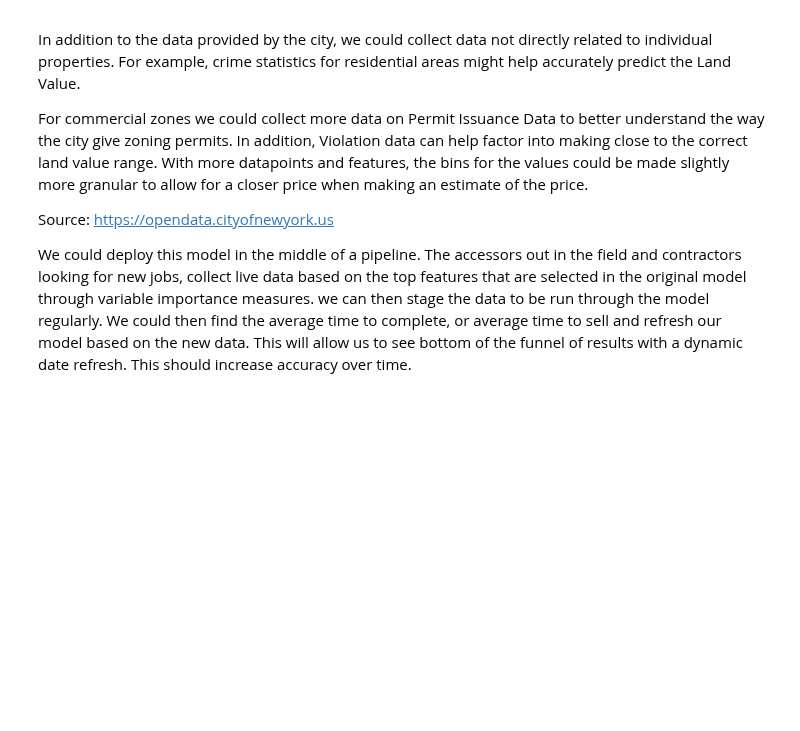
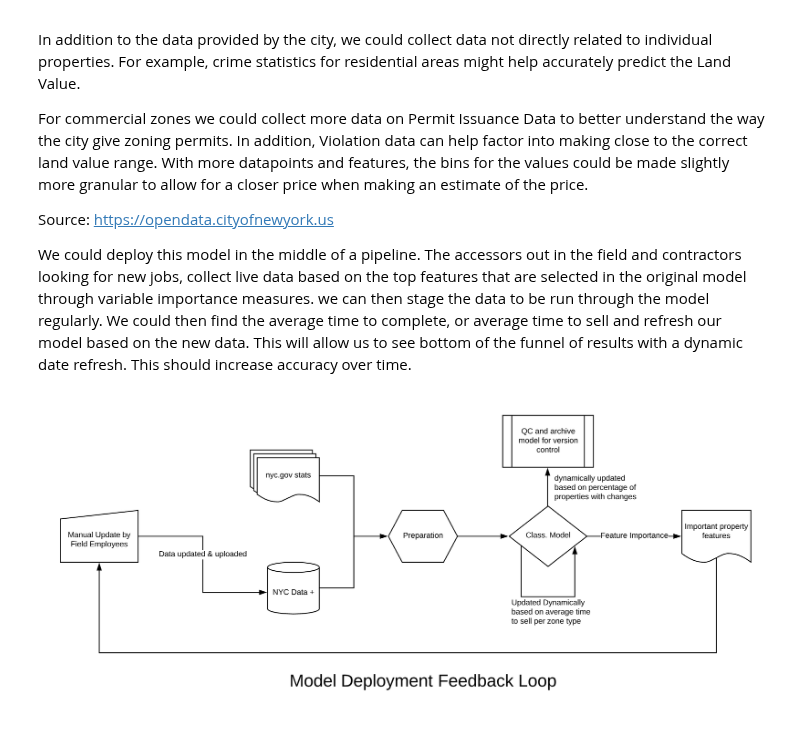
Before and after one commit to lavos84/DS7331-Term-Project, a Jupyter notebook: Deployment.ipynb, the cells around one changed output. Saved outputs shown, nothing was run; the diff lists cells and outputs as text; code cells hidden in the pictures; blank space fills up the shorter version.

Commit message:
changed deployment stuff

```diff
--- a/Deployment.ipynb
+++ b/Deployment.ipynb
@@ -14,3 +14,8 @@ For commercial zones we could collect more data on Permit Issuance Data to bette
 Source: https://opendata.cityofnewyork.us
 
 We could deploy this model in the middle of a pipeline. The accessors out in the field and contractors looking for new jobs, collect live data based on the top features that are selected in the original model through variable importance measures. we can then stage the data to be run through the model regularly. We could then find the average time to complete, or average time to sell and refresh our model based on the new data. This will allow us to see bottom of the funnel of results with a dynamic date refresh. This should increase accuracy over time.
+# %%
+img = Image.open('./Data/Deployment.png')
+img
+# %% [output]
+[figure, added]
```
Also changed, not shown: 4 other files.
